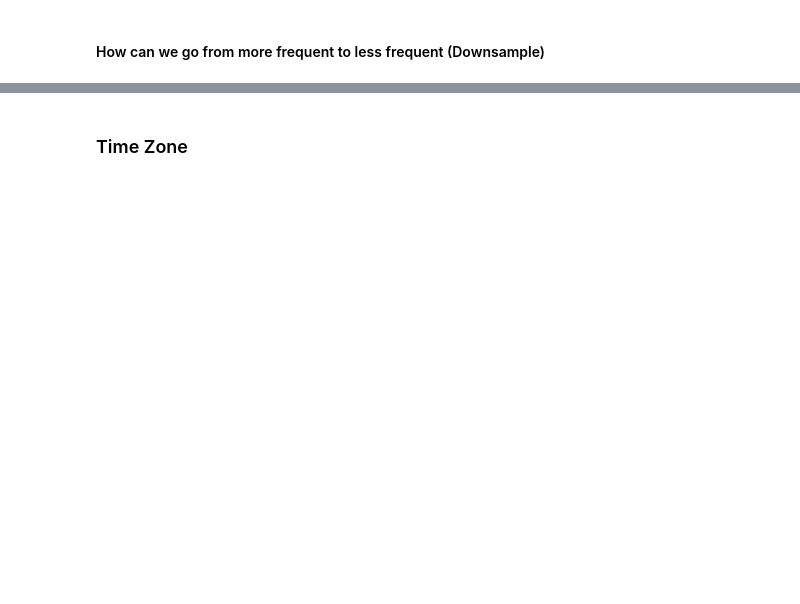
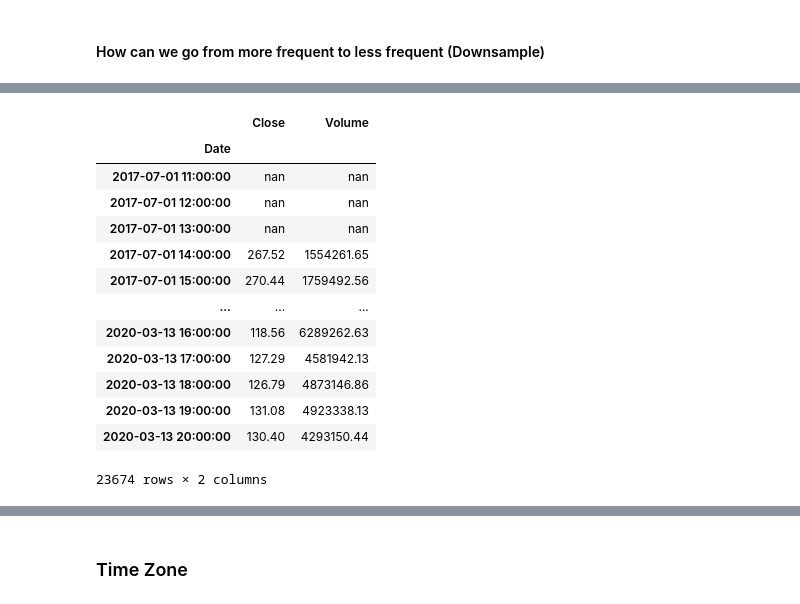
Before and after one commit to aliciag92/time-series-exercises, a Jupyter notebook: TSA-dates-lesson.ipynb, the cells around one changed output, grey strips where cells are left out. Drawn from its saved outputs; the diff is of its cells as text; code cells hidden in the pictures; blank space fills up the shorter version.

```diff
--- a/TSA-dates-lesson.ipynb
+++ b/TSA-dates-lesson.ipynb
@@ -432,4 +641,19 @@ df.head()
 # %%
 # What is the rolling average of 4 hours?
 
-df.rolling(4).mean()
+df.rolling(window = 4).mean()
+# %% [output]
+|  | Close | Volume |
+| Date |  |  |
+| 2017-07-01 11:00:00 | nan | nan |
+| 2017-07-01 12:00:00 | nan | nan |
+| 2017-07-01 13:00:00 | nan | nan |
+| 2017-07-01 14:00:00 | 267.52 | 1554261.65 |
+| 2017-07-01 15:00:00 | 270.44 | 1759492.56 |
+| ... | ... | ... |
+| 2020-03-13 16:00:00 | 118.56 | 6289262.63 |
+| 2020-03-13 17:00:00 | 127.29 | 4581942.13 |
+| 2020-03-13 18:00:00 | 126.79 | 4873146.86 |
+| 2020-03-13 19:00:00 | 131.08 | 4923338.13 |
+| 2020-03-13 20:00:00 | 130.40 | 4293150.44 |
+23674 rows × 2 columns
```
Also changed, not shown: parts of 46 cells of this notebook.
